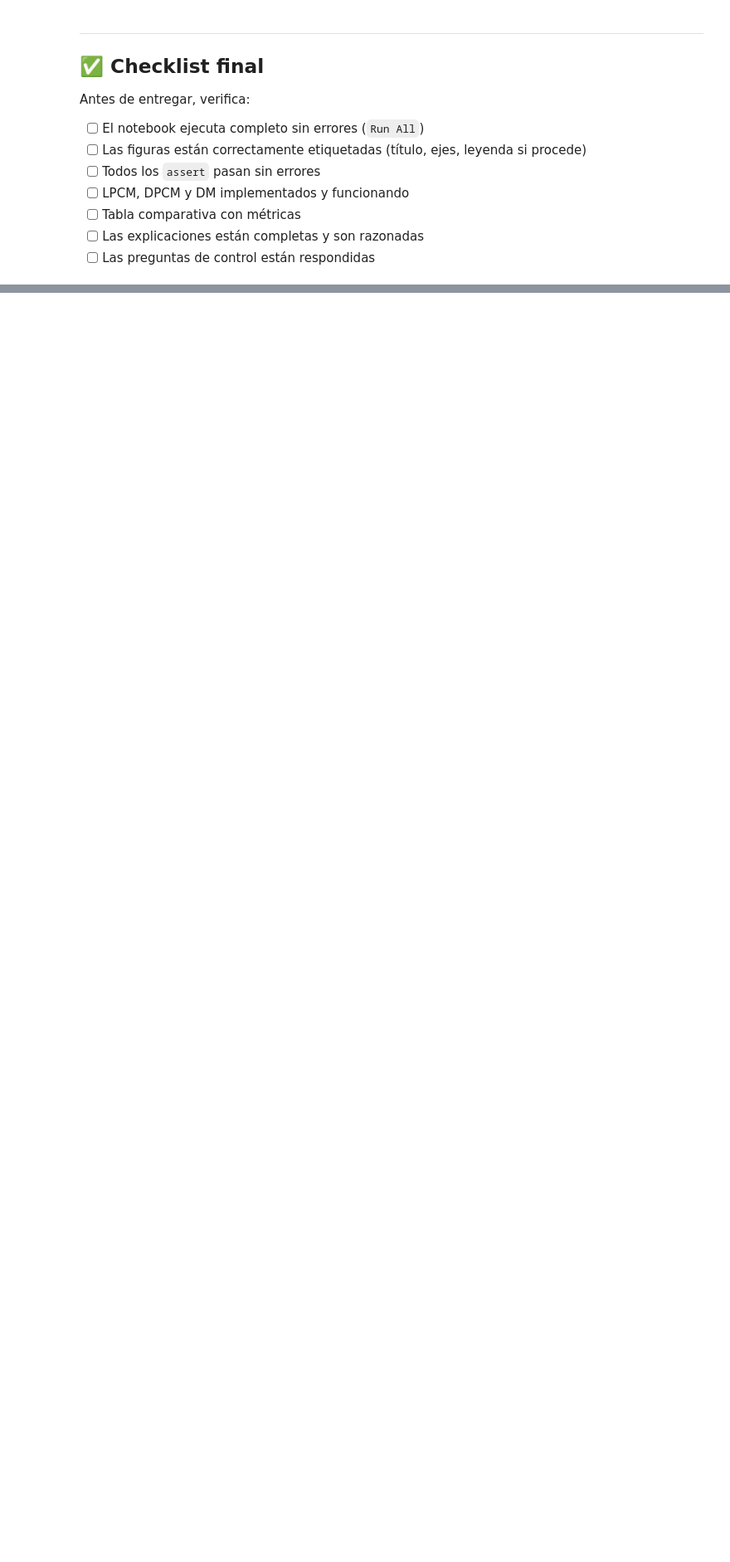
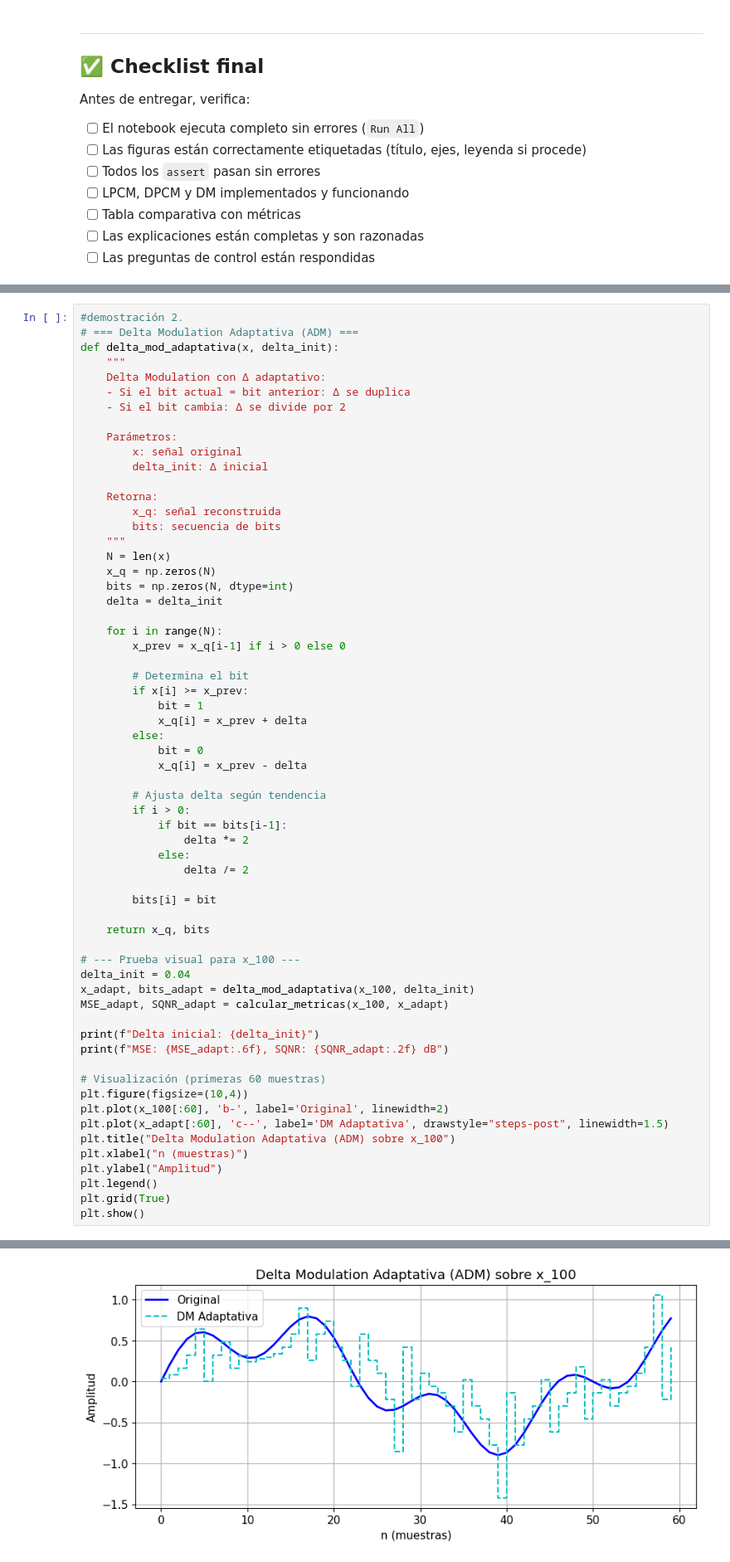
Before and after one commit to claraparcero/Talleres_TI_GCED, a Jupyter notebook: notebooks/Taller_4_PCM_LPCM_DPCM_DM.ipynb, the cells around one changed output, grey strips where cells are left out. Shown at 83% size. Saved outputs shown, nothing was run; the diff lists cells and outputs as text; blank space fills up the shorter version.

```diff
--- a/notebooks/Taller_4_PCM_LPCM_DPCM_DM.ipynb
+++ b/notebooks/Taller_4_PCM_LPCM_DPCM_DM.ipynb
@@ -886,0 +1030,63 @@ Implementa un $\Delta$ que varíe: si el bit anterior fue igual al actual, dupli
+# %%
+#demostración 2.
+# === Delta Modulation Adaptativa (ADM) ===
+def delta_mod_adaptativa(x, delta_init):
+    """
+    Delta Modulation con Δ adaptativo:
+    - Si el bit actual = bit anterior: Δ se duplica
+    - Si el bit cambia: Δ se divide por 2
+
+    Parámetros:
+        x: señal original
+        delta_init: Δ inicial
+
+    Retorna:
+        x_q: señal reconstruida
+        bits: secuencia de bits
+    """
+    N = len(x)
+    x_q = np.zeros(N)
+    bits = np.zeros(N, dtype=int)
+    delta = delta_init
+
+    for i in range(N):
+        x_prev = x_q[i-1] if i > 0 else 0
+
+        # Determina el bit
+        if x[i] >= x_prev:
+            bit = 1
+            x_q[i] = x_prev + delta
+        else:
+            bit = 0
+            x_q[i] = x_prev - delta
+
+        # Ajusta delta según tendencia
+        if i > 0:
+            if bit == bits[i-1]:
+                delta *= 2
+            else:
+                delta /= 2
+
+        bits[i] = bit
+
+    return x_q, bits
+
+# --- Prueba visual para x_100 ---
+delta_init = 0.04
+x_adapt, bits_adapt = delta_mod_adaptativa(x_100, delta_init)
+MSE_adapt, SQNR_adapt = calcular_metricas(x_100, x_adapt)
+
+print(f"Delta inicial: {delta_init}")
+print(f"MSE: {MSE_adapt:.6f}, SQNR: {SQNR_adapt:.2f} dB")
+
+# Visualización (primeras 60 muestras)
+plt.figure(figsize=(10,4))
+plt.plot(x_100[:60], 'b-', label='Original', linewidth=2)
+plt.plot(x_adapt[:60], 'c--', label='DM Adaptativa', drawstyle="steps-post", linewidth=1.5)
+plt.title("Delta Modulation Adaptativa (ADM) sobre x_100")
+plt.xlabel("n (muestras)")
+plt.ylabel("Amplitud")
+plt.legend()
+plt.grid(True)
+plt.show()
+# %% [output]
@@ -886,0 +1095 @@ Implementa un $\Delta$ que varíe: si el bit anterior fue igual al actual, dupli
+[figure, added]
```
Also changed, not shown: parts of 18 cells of this notebook.
